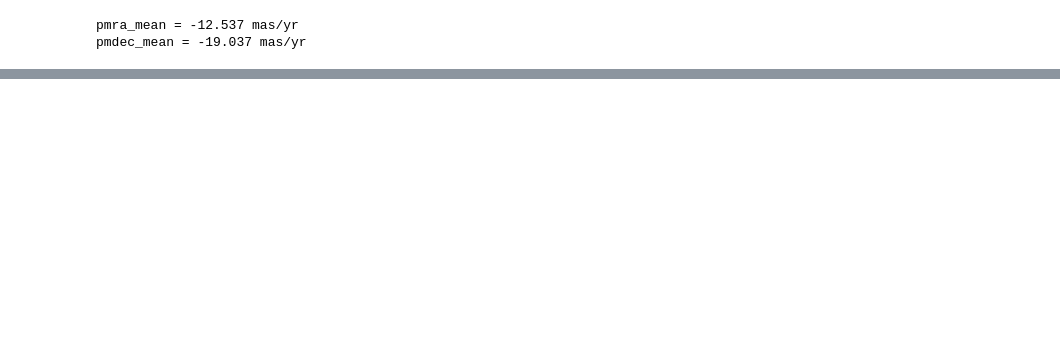
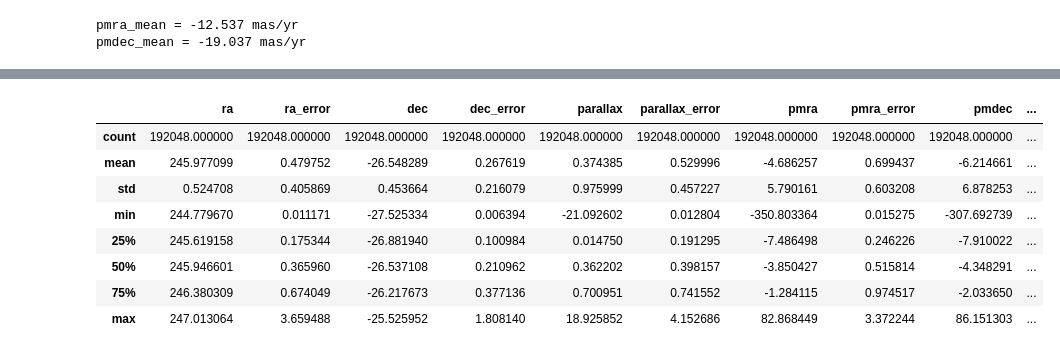
Before and after one commit to pietroferraiuolo/GRASP, a Jupyter notebook: scripts/n6121_analysis.ipynb, the cells around one changed output, grey strips where cells are left out. Drawn from its saved outputs; the diff is of its cells as text; code cells hidden in the pictures; blank space fills up the shorter version.

```diff
--- a/scripts/n6121_analysis.ipynb
+++ b/scripts/n6121_analysis.ipynb
@@ -516,2 +535,3 @@ fas_df['ang_sep'], fas_df['ang_sep_error'] = f.compute('angular separation',
 # %%
+fas_df.dropna(inplace=True)
 fas_df[['ang_sep', 'ang_sep_error']].info()
@@ -518 +548,13 @@ fas_df[['ang_sep', 'ang_sep_error']].info()
+# %%
+fas_df.describe()
+# %% [output]
+|  | ra | ra_error | dec | dec_error | parallax | parallax_error | pmra | pmra_error | pmdec | ... |
+| count | 192048.000000 | 192048.000000 | 192048.000000 | 192048.000000 | 192048.000000 | 192048.000000 | 192048.000000 | 192048.000000 | 192048.000000 | ... |
+| mean | 245.977099 | 0.479752 | -26.548289 | 0.267619 | 0.374385 | 0.529996 | -4.686257 | 0.699437 | -6.214661 | ... |
+| std | 0.524708 | 0.405869 | 0.453664 | 0.216079 | 0.975999 | 0.457227 | 5.790161 | 0.603208 | 6.878253 | ... |
+| min | 244.779670 | 0.011171 | -27.525334 | 0.006394 | -21.092602 | 0.012804 | -350.803364 | 0.015275 | -307.692739 | ... |
+| 25% | 245.619158 | 0.175344 | -26.881940 | 0.100984 | 0.014750 | 0.191295 | -7.486498 | 0.246226 | -7.910022 | ... |
+| 50% | 245.946601 | 0.365960 | -26.537108 | 0.210962 | 0.362202 | 0.398157 | -3.850427 | 0.515814 | -4.348291 | ... |
+| 75% | 246.380309 | 0.674049 | -26.217673 | 0.377136 | 0.700951 | 0.741552 | -1.284115 | 0.974517 | -2.033650 | ... |
+| max | 247.013064 | 3.659488 | -25.525952 | 1.808140 | 18.925852 | 4.152686 | 82.868449 | 3.372244 | 86.151303 | ... |
 # %%
```
Also changed, not shown: parts of 16 cells of this notebook, 4 other files.
